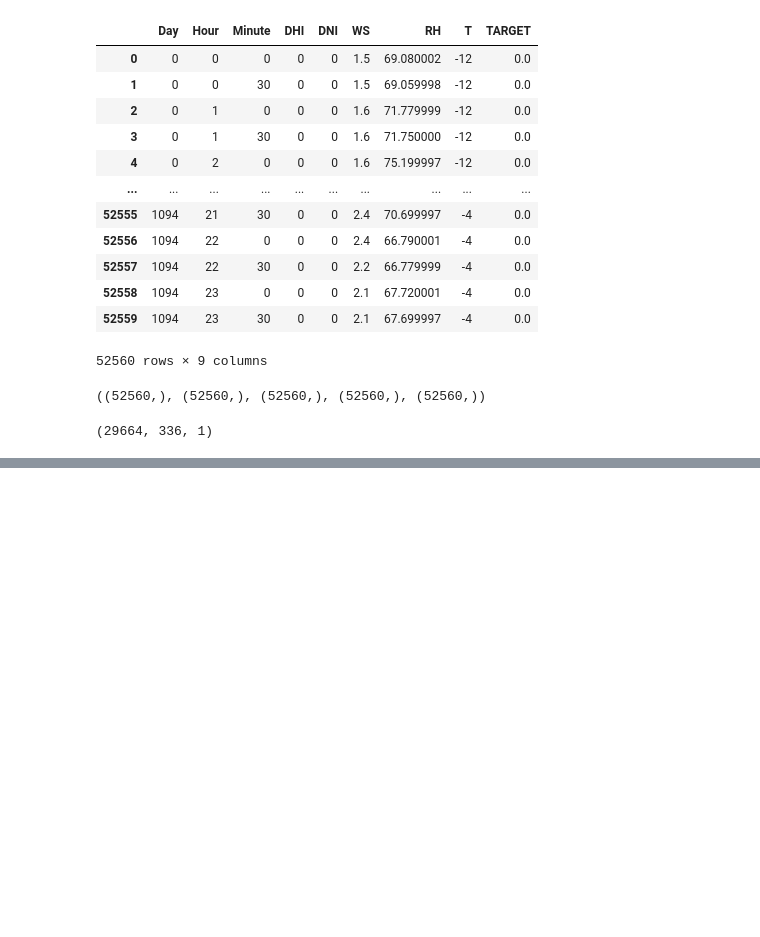
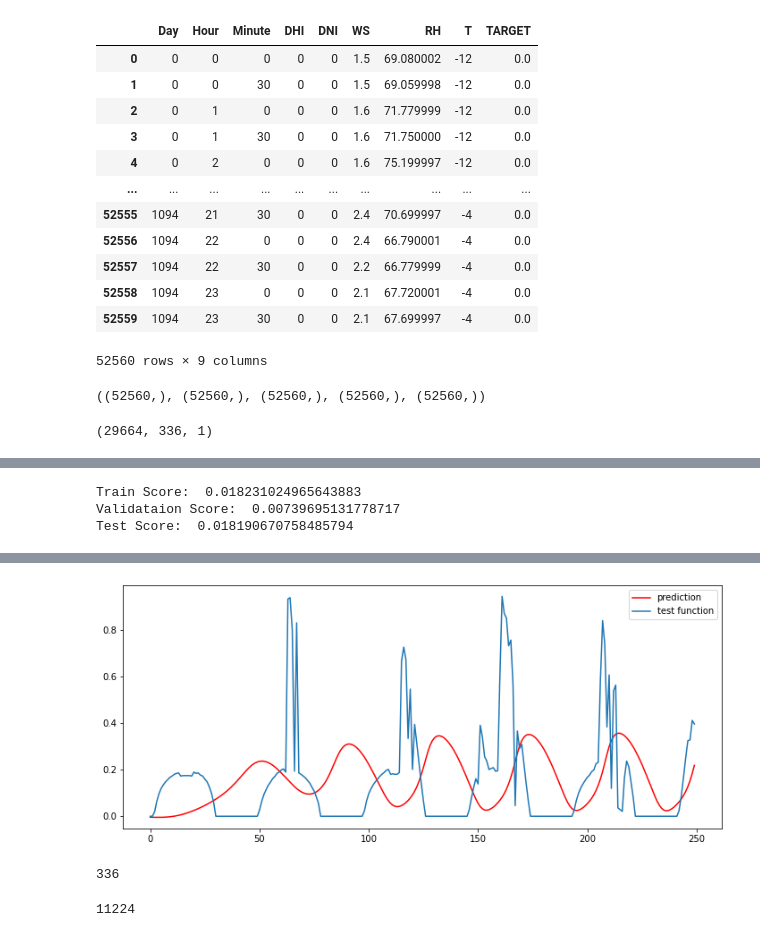
Before and after one commit to thinpig99/dacon-solarPanel, a Jupyter notebook: solarpanel_code_201210.ipynb, the cells around one changed output, grey strips where cells are left out. Saved outputs shown, nothing was run; the diff lists cells and outputs as text; code cells hidden in the pictures; blank space fills up the shorter version.

```diff
--- a/solarpanel_code_201210.ipynb
+++ b/solarpanel_code_201210.ipynb
@@ -714,11 +714,20 @@ Temp = train['T'].values
 DHI.shape, DNI.shape, WS.shape, RH.shape, Temp.shape
 # %% [output]
 ((52560,), (52560,), (52560,), (52560,), (52560,))
+# %%
+# 차원을 맞춰줍니다.
+DHI = tf.expand_dims(DHI[:], -1)
+# %%
+from sklearn.preprocessing import MinMaxScaler
+
+# 스케일링을 해줘야...
+scaler = MinMaxScaler(feature_range=(0, 1))
+DHI = scaler.fit_transform(DHI)
 # %%
 # 데이터 분리
-DHI_train = tf.expand_dims(DHI[:30000], -1)
-DHI_val = tf.expand_dims(DHI[30000:41000], -1)
-DHI_test = tf.expand_dims(DHI[41000:], -1)
+DHI_train = DHI[:30000]
+DHI_val = DHI[30000:41000]
+DHI_test = DHI[41000:]
 # %%
 #look_back에 맞춰서 데이터셋을 구성해주는 함수입니다.
 
@@ -795,20 +822,24 @@ with tf.device('/cpu:0'):
 # %%
 # 6. 모델 평가하기
 with tf.device('/cpu:0'):
-    trainScore = model.evaluate(x_train, y_train, batch_size=1, verbose=0)
+    trainScore = model.evaluate(dhi_x_train, dhi_y_train, batch_size=1, verbose=0)
     model.reset_states()
     print('Train Score: ', trainScore)
-    valScore = model.evaluate(x_val, y_val, batch_size=1, verbose=0)
+    valScore = model.evaluate(dhi_x_val, dhi_y_val, batch_size=1, verbose=0)
     model.reset_states()
     print('Validataion Score: ', valScore)
-    testScore = model.evaluate(x_test, y_test, batch_size=1, verbose=0)
+    testScore = model.evaluate(dhi_x_test, dhi_y_test, batch_size=1, verbose=0)
     model.reset_states()
     print('Test Score: ', testScore)
+# %% [output]
+Train Score:  0.018231024965643883
+Validataion Score:  0.00739695131778717
+Test Score:  0.018190670758485794
 # %%
 # 7. 모델 사용하기
 with tf.device('/cpu:0'):
-    look_ahead = 96 # 이틀치의 데이터를 출력하겠습니다.
-    xhat = x_test[0]
+    look_ahead = 250 # 이틀치의 데이터를 출력하겠습니다.
+    xhat = dhi_x_test[0]
     predictions = np.zeros((look_ahead,1))
     for i in range(look_ahead):
         prediction = model.predict(np.array([xhat]), batch_size=1)
@@ -817,6 +848,7 @@ with tf.device('/cpu:0'):
 
     plt.figure(figsize=(12,5))
     plt.plot(np.arange(look_ahead),predictions,'r',label="prediction")
-    plt.plot(np.arange(look_ahead),y_test[:look_ahead],label="test function")
+    plt.plot(np.arange(look_ahead),dhi_y_test[:look_ahead],label="test function")
     plt.legend()
     plt.show()
+# %% [output]
@@ -822,0 +863,9 @@ with tf.device('/cpu:0'):
+[figure, added]
+# %%
+xhat.size
+# %% [output]
+336
+# %%
+dhi_y_test.size
+# %% [output]
+11224
```
Also changed, not shown: parts of 3 cells of this notebook.
